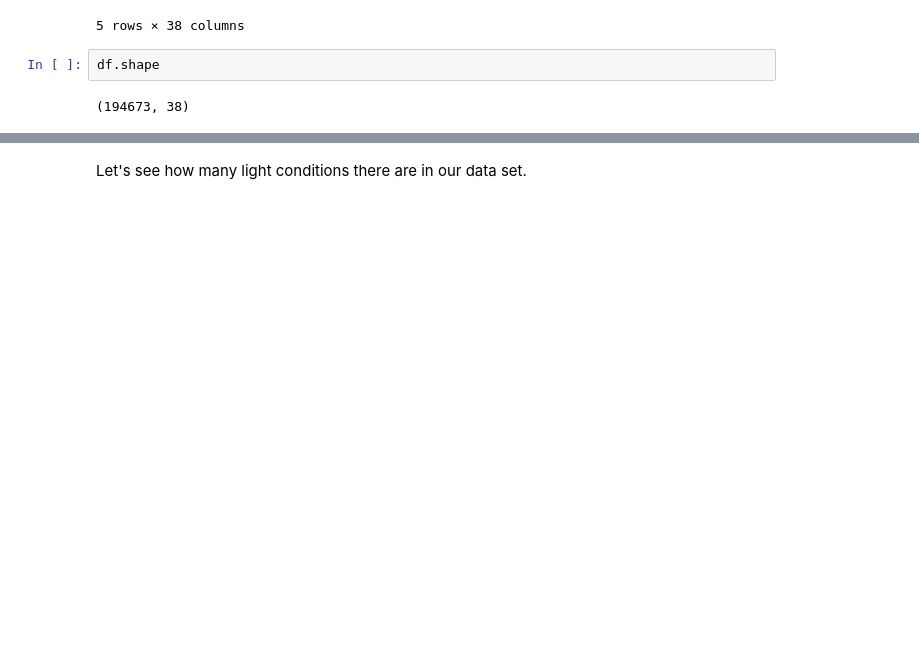
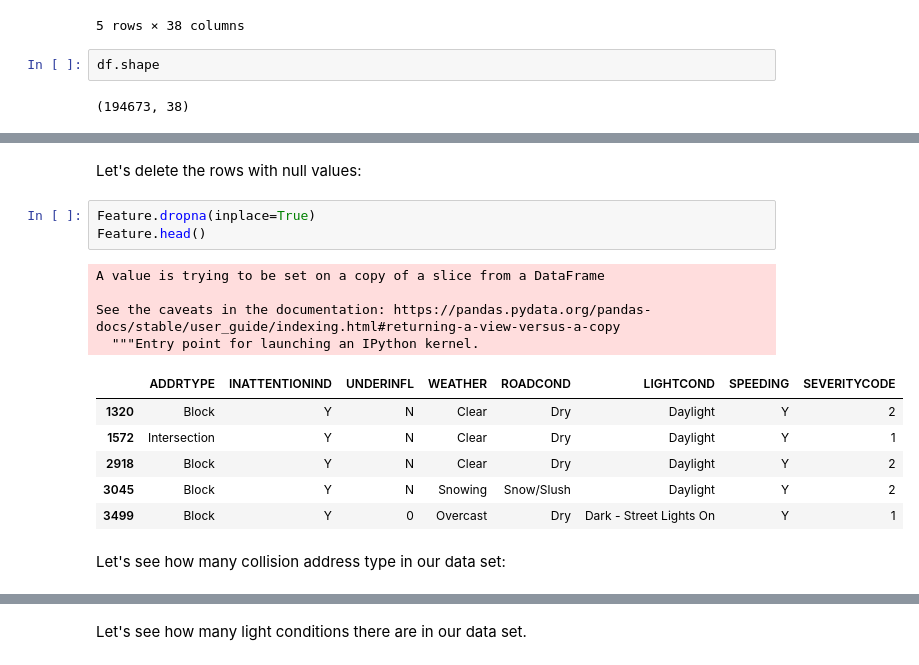
Before and after one commit to newpains/Coursera_Capstone, a Jupyter notebook: Capstone.ipynb, the cells around one changed output, grey strips where cells are left out. Cells and saved outputs as stored; diff of their text form; blank space fills up the shorter version.

```diff
--- a/Capstone.ipynb
+++ b/Capstone.ipynb
@@ -189,0 +174,18 @@ Name: ROADCOND, dtype: int64
+# %% [markdown]
+Let's delete the rows with null values:
+# %%
+Feature.dropna(inplace=True)
+Feature.head()
+# %% [output]
+A value is trying to be set on a copy of a slice from a DataFrame
+
+See the caveats in the documentation: https://pandas.pydata.org/pandas-docs/stable/user_guide/indexing.html#returning-a-view-versus-a-copy
+  """Entry point for launching an IPython kernel.
+|  | ADDRTYPE | INATTENTIONIND | UNDERINFL | WEATHER | ROADCOND | LIGHTCOND | SPEEDING | SEVERITYCODE |
+| 1320 | Block | Y | N | Clear | Dry | Daylight | Y | 2 |
+| 1572 | Intersection | Y | N | Clear | Dry | Daylight | Y | 1 |
+| 2918 | Block | Y | N | Clear | Dry | Daylight | Y | 2 |
+| 3045 | Block | Y | N | Snowing | Snow/Slush | Daylight | Y | 2 |
+| 3499 | Block | Y | 0 | Overcast | Dry | Dark - Street Lights On | Y | 1 |
+# %% [markdown]
+Let's see how many collision address type in our data set:
```
Also changed, not shown: parts of 96 cells of this notebook, 1 other file.
